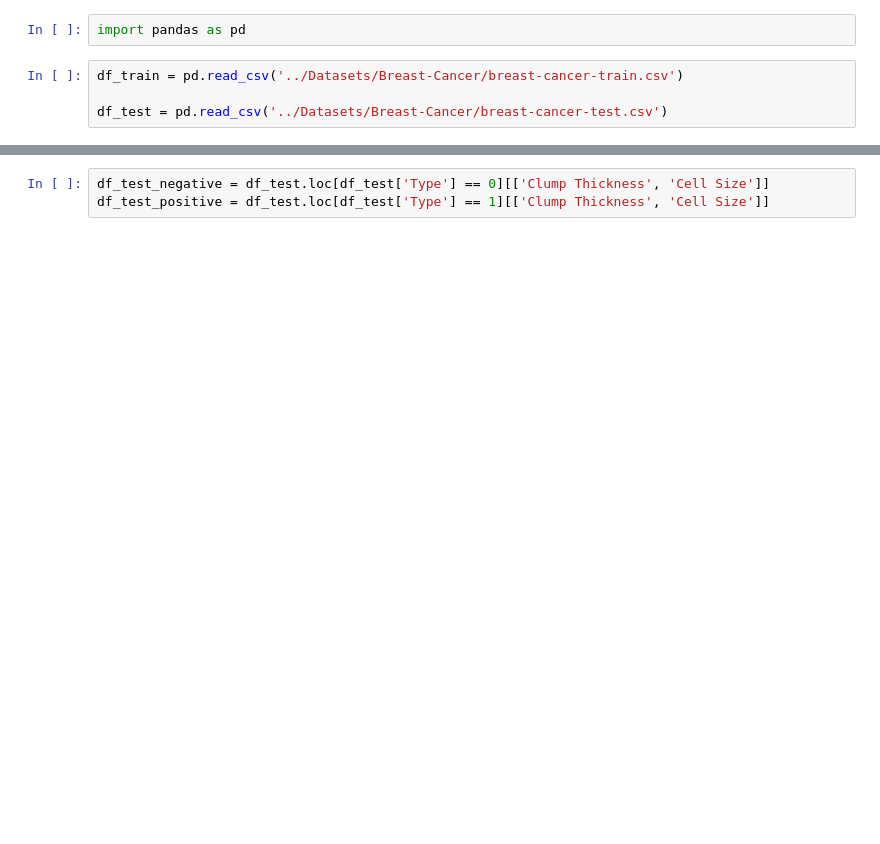
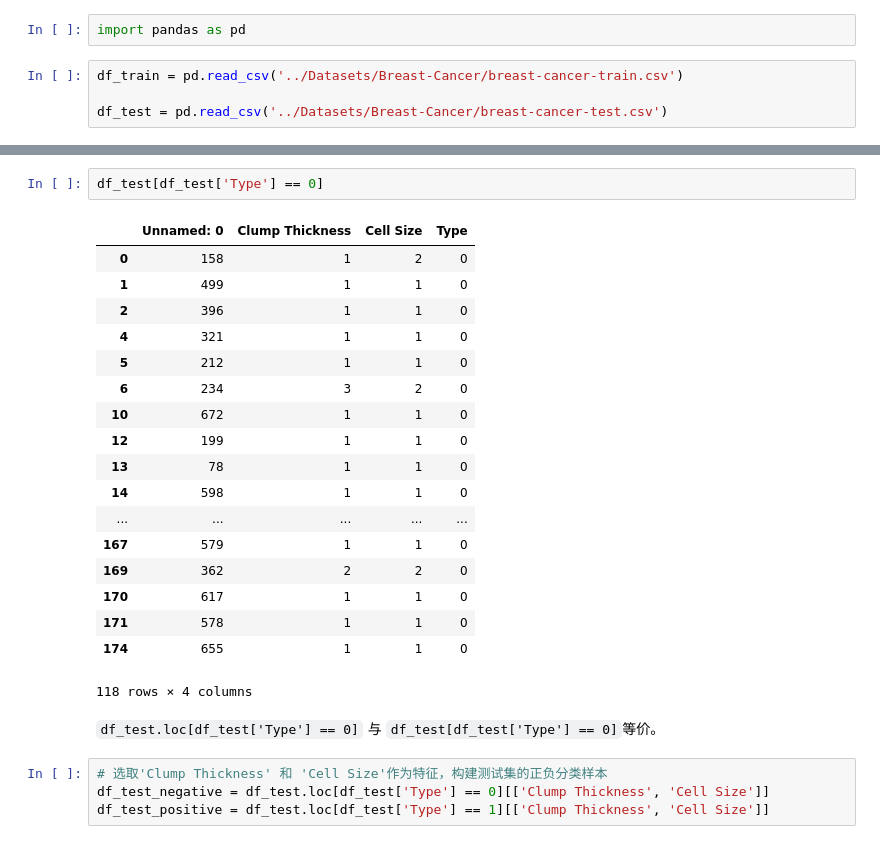
Before and after one commit to XinetDeepLearning/tensorflow_cookbook, a Jupyter notebook: Python机器学习及实践/Chapter_1/Chapter_1.1.ipynb, the cells around one changed output, grey strips where cells are left out. Drawn from its saved outputs; the diff is of its cells as text; blank space fills up the shorter version.

```diff
--- a/Python机器学习及实践/Chapter_1/Chapter_1.1.ipynb
+++ b/Python机器学习及实践/Chapter_1/Chapter_1.1.ipynb
@@ -7,4 +28,28 @@ df_test = pd.read_csv('../Datasets/Breast-Cancer/breast-cancer-test.csv')
+# %%
+df_test[df_test['Type'] == 0]
+# %% [output]
+|  | Unnamed: 0 | Clump Thickness | Cell Size | Type |
+| 0 | 158 | 1 | 2 | 0 |
+| 1 | 499 | 1 | 1 | 0 |
+| 2 | 396 | 1 | 1 | 0 |
+| 4 | 321 | 1 | 1 | 0 |
+| 5 | 212 | 1 | 1 | 0 |
+| 6 | 234 | 3 | 2 | 0 |
+| 10 | 672 | 1 | 1 | 0 |
+| 12 | 199 | 1 | 1 | 0 |
+| 13 | 78 | 1 | 1 | 0 |
+| 14 | 598 | 1 | 1 | 0 |
+| ... | ... | ... | ... | ... |
+| 167 | 579 | 1 | 1 | 0 |
+| 169 | 362 | 2 | 2 | 0 |
+| 170 | 617 | 1 | 1 | 0 |
+| 171 | 578 | 1 | 1 | 0 |
+| 174 | 655 | 1 | 1 | 0 |
+118 rows × 4 columns
+# %% [markdown]
+`df_test.loc[df_test['Type'] == 0]` 与 `df_test[df_test['Type'] == 0]`等价。
 # %%
+# 选取'Clump Thickness' 和 'Cell Size'作为特征，构建测试集的正负分类样本
 df_test_negative = df_test.loc[df_test['Type'] == 0][['Clump Thickness', 'Cell Size']]
 df_test_positive = df_test.loc[df_test['Type'] == 1][['Clump Thickness', 'Cell Size']]
 # %%
```
Also changed, not shown: parts of 7 cells of this notebook, 2 other files.
